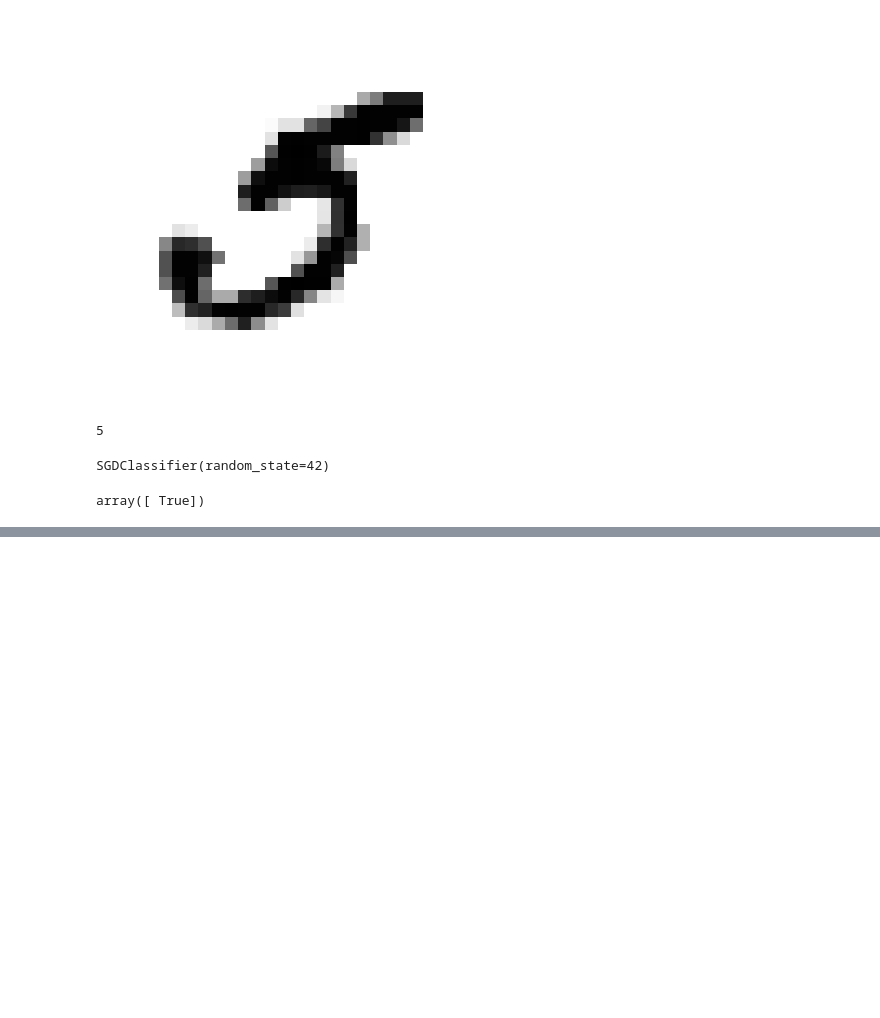
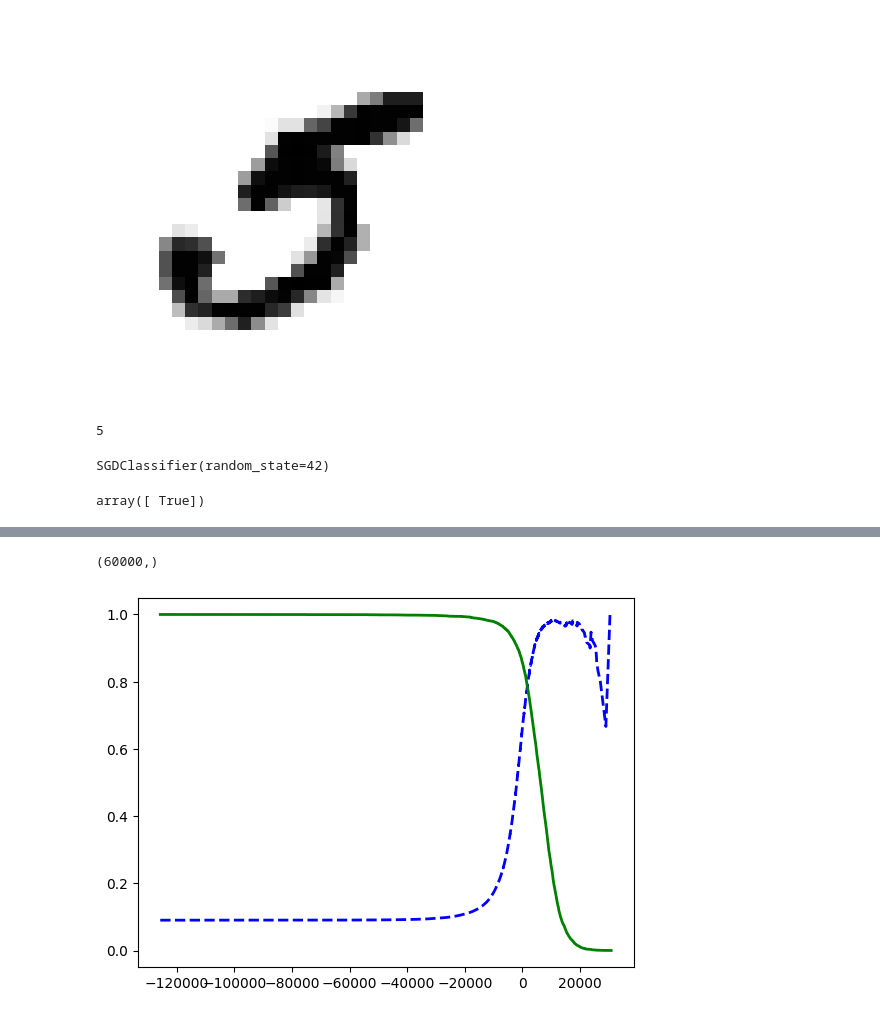
Before and after one commit to Ujjwal238/First_Model, a Jupyter notebook: Untitled4.ipynb, the cells around one changed output, grey strips where cells are left out. Saved outputs shown, nothing was run; the diff lists cells and outputs as text; code cells hidden in the pictures; blank space fills up the shorter version.

```diff
--- a/Untitled4.ipynb
+++ b/Untitled4.ipynb
@@ -83,0 +189,19 @@ f1_score(y_train_5, y_train_pred)
+# %%
+y_scores = cross_val_predict(sgd_clf, X_train, y_train_5, cv=3,
+                             method="decision_function")
+# %%
+y_scores.shape
+# %% [output]
+(60000,)
+# %%
+from sklearn.metrics import precision_recall_curve
+
+precisions, recalls, thresholds = precision_recall_curve(y_train_5, y_scores)
+# %%
+plt.plot(thresholds, precisions[:-1], "b--", label="Precision", linewidth=2)
+plt.plot(thresholds, recalls[:-1], "g-", label="Recall", linewidth=2)
+#plt.vlines(thresholds, 0, 1.0, "k", "dotted", label="threshold")
+# beautify the figure: add grid, legend, axis, labels, and circles
+plt.show()
+# %% [output]
+[figure, added]
```
Also changed, not shown: parts of 26 cells of this notebook.
